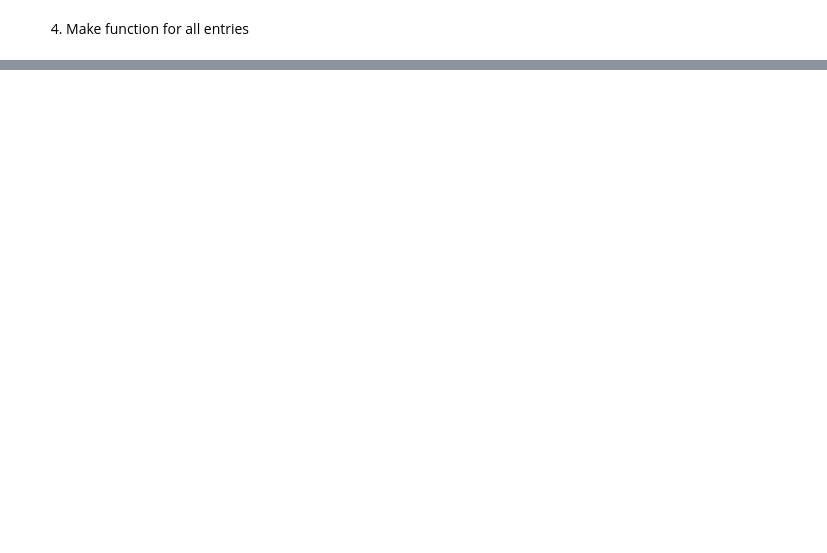
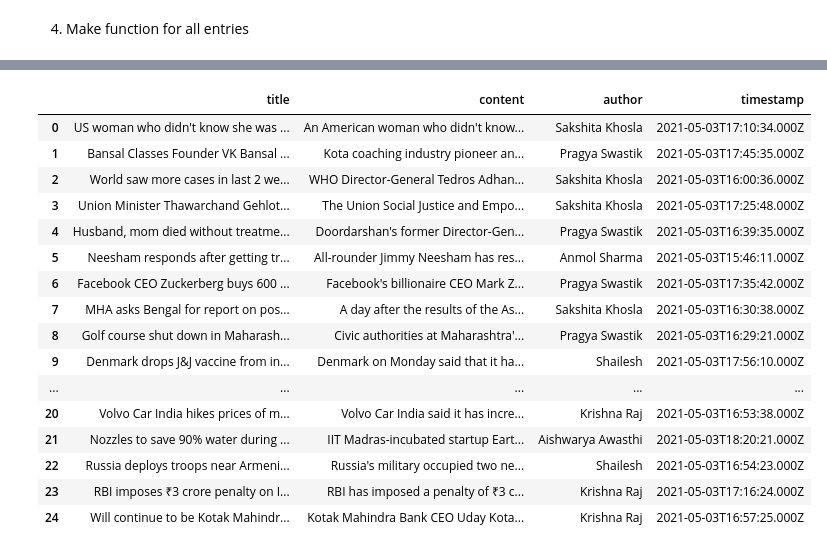
Before and after one commit to david-ryan-alviola/natural-language-processing-exercises, a Jupyter notebook: web_scraping_exercises.ipynb, the cells around one changed output, grey strips where cells are left out. Saved outputs shown, nothing was run; the diff lists cells and outputs as text; code cells hidden in the pictures; blank space fills up the shorter version.

```diff
--- a/web_scraping_exercises.ipynb
+++ b/web_scraping_exercises.ipynb
@@ -125,0 +305,4 @@ get_information_by_person(soup)
+# %%
+# get the content
+content = card.find("div", attrs={'itemprop' : "articleBody"})
+content.text
@@ -125,0 +311,4 @@ get_information_by_person(soup)
+# %%
+# get the author
+author = card.select(".author")[0]
+author.text
@@ -125,0 +317,4 @@ get_information_by_person(soup)
+# %%
+# get the timestamp
+time = card.select(".time")[0]
+time['content']
@@ -125,0 +323,29 @@ get_information_by_person(soup)
+# %%
+def extract_article_info(card):
+    title = card.find("span", attrs={'itemprop' : "headline"})
+    content = card.find("div", attrs={'itemprop' : "articleBody"})
+    author = card.select(".author")[0]
+    time = card.select(".time")[0]
+
+    return {'title' : title.text, 'content' : content.text, 'author' : author.text, 'timestamp' : time['content']}
+# %%
+cards = card_stack.select(".news-card")
+pd.DataFrame([extract_article_info(card) for card in cards])
+# %% [output]
+|  | title | content | author | timestamp |
+| 0 | US woman who didn't know she was ... | An American woman who didn't know... | Sakshita Khosla | 2021-05-03T17:10:34.000Z |
+| 1 | Bansal Classes Founder VK Bansal ... | Kota coaching industry pioneer an... | Pragya Swastik | 2021-05-03T17:45:35.000Z |
+| 2 | World saw more cases in last 2 we... | WHO Director-General Tedros Adhan... | Sakshita Khosla | 2021-05-03T16:00:36.000Z |
+| 3 | Union Minister Thawarchand Gehlot... | The Union Social Justice and Empo... | Sakshita Khosla | 2021-05-03T17:25:48.000Z |
+| 4 | Husband, mom died without treatme... | Doordarshan's former Director-Gen... | Pragya Swastik | 2021-05-03T16:39:35.000Z |
+| 5 | Neesham responds after getting tr... | All-rounder Jimmy Neesham has res... | Anmol Sharma | 2021-05-03T15:46:11.000Z |
+| 6 | Facebook CEO Zuckerberg buys 600 ... | Facebook's billionaire CEO Mark Z... | Pragya Swastik | 2021-05-03T17:35:42.000Z |
+| 7 | MHA asks Bengal for report on pos... | A day after the results of the As... | Sakshita Khosla | 2021-05-03T16:30:38.000Z |
+| 8 | Golf course shut down in Maharash... | Civic authorities at Maharashtra'... | Pragya Swastik | 2021-05-03T16:29:21.000Z |
+| 9 | Denmark drops J&J vaccine from in... | Denmark on Monday said that it ha... | Shailesh | 2021-05-03T17:56:10.000Z |
+| ... | ... | ... | ... | ... |
+| 20 | Volvo Car India hikes prices of m... | Volvo Car India said it has incre... | Krishna Raj | 2021-05-03T16:53:38.000Z |
+| 21 | Nozzles to save 90% water during ... | IIT Madras-incubated startup Eart... | Aishwarya Awasthi | 2021-05-03T18:20:21.000Z |
+| 22 | Russia deploys troops near Armeni... | Russia's military occupied two ne... | Shailesh | 2021-05-03T16:54:23.000Z |
+| 23 | RBI imposes ₹3 crore penalty on I... | RBI has imposed a penalty of ₹3 c... | Krishna Raj | 2021-05-03T17:16:24.000Z |
+| 24 | Will continue to be Kotak Mahindr... | Kotak Mahindra Bank CEO Uday Kota... | Krishna Raj | 2021-05-03T16:57:25.000Z |
```
Also changed, not shown: parts of 24 cells of this notebook, 1 other file.
